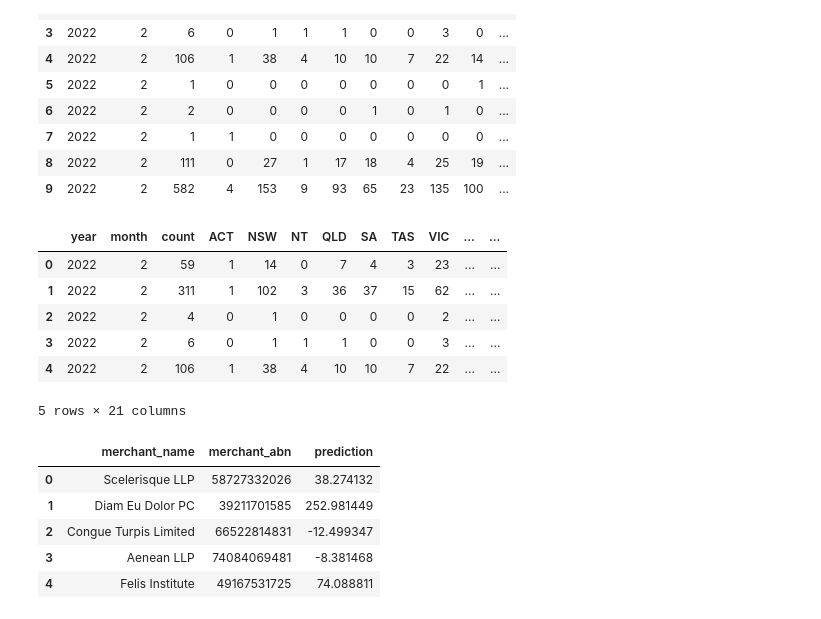
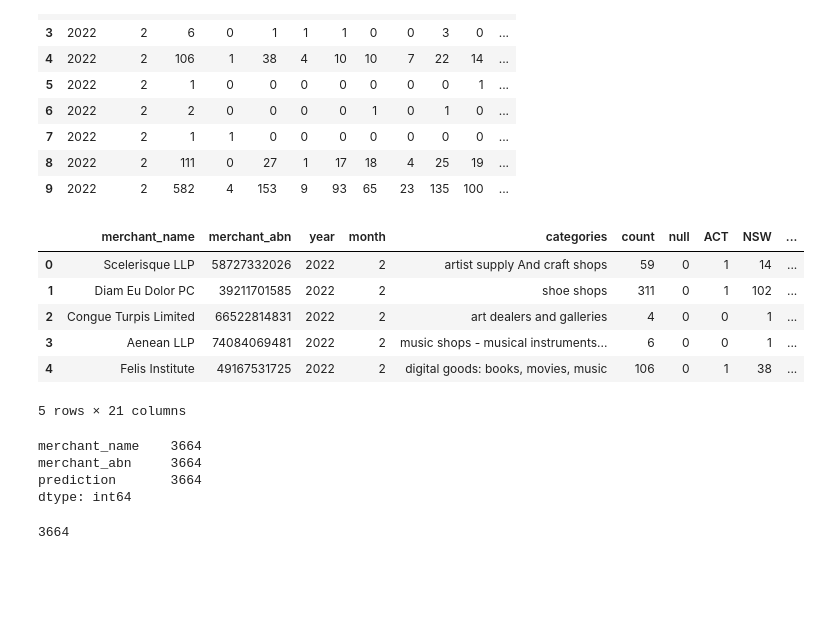
Before and after one commit to MAST30034-Applied-Data-Science/generic-buy-now-pay-later-project-group-10-bnpl, a Jupyter notebook: notebooks/Number_customers_model.ipynb, the cells around one changed output. Saved outputs shown, nothing was run; the diff lists cells and outputs as text; code cells hidden in the pictures; blank space fills up the shorter version.

```diff
--- a/models/Number_customers_model.ipynb
+++ b/notebooks/Number_customers_model.ipynb
@@ -506,28 +506,29 @@ x.head(10)
 | 8 | 2022 | 2 | 111 | 0 | 27 | 1 | 17 | 18 | 4 | 25 | 19 | ... |
 | 9 | 2022 | 2 | 582 | 4 | 153 | 9 | 93 | 65 | 23 | 135 | 100 | ... |
 # %%
-predictions_df = pd.merge(x, predicting_data_pd, how='left',
+predictions_df = pd.merge(x, predicting_data_pd, how='inner',
                                           left_on=['year', 'month', 'count', 'ACT', 'NSW', 'NT', 'QLD', 'SA',
                                                    'TAS', 'VIC', 'WA', 'Female', 'Male', 'Undisclosed'],
                                           right_on = ['year', 'month', 'count', 'ACT', 'NSW', 'NT', 'QLD', 'SA',
                                                    'TAS', 'VIC', 'WA', 'Female', 'Male', 'Undisclosed'])
 
 predictions_df.head()
+
+predicting_data_pd['prediction'] = y_prediction
+predicting_data_pd.head()
 # %% [output]
-|  | year | month | count | ACT | NSW | NT | QLD | SA | TAS | VIC | ... | ... |
-| 0 | 2022 | 2 | 59 | 1 | 14 | 0 | 7 | 4 | 3 | 23 | ... | ... |
-| 1 | 2022 | 2 | 311 | 1 | 102 | 3 | 36 | 37 | 15 | 62 | ... | ... |
-| 2 | 2022 | 2 | 4 | 0 | 1 | 0 | 0 | 0 | 0 | 2 | ... | ... |
-| 3 | 2022 | 2 | 6 | 0 | 1 | 1 | 1 | 0 | 0 | 3 | ... | ... |
-| 4 | 2022 | 2 | 106 | 1 | 38 | 4 | 10 | 10 | 7 | 22 | ... | ... |
+|  | merchant_name | merchant_abn | year | month | categories | count | null | ACT | NSW | ... |
+| 0 | Scelerisque LLP | 58727332026 | 2022 | 2 | artist supply And craft shops | 59 | 0 | 1 | 14 | ... |
+| 1 | Diam Eu Dolor PC | 39211701585 | 2022 | 2 | shoe shops | 311 | 0 | 1 | 102 | ... |
+| 2 | Congue Turpis Limited | 66522814831 | 2022 | 2 | art dealers and galleries | 4 | 0 | 0 | 1 | ... |
+| 3 | Aenean LLP | 74084069481 | 2022 | 2 | music shops - musical instruments... | 6 | 0 | 0 | 1 | ... |
+| 4 | Felis Institute | 49167531725 | 2022 | 2 | digital goods: books, movies, music | 106 | 0 | 1 | 38 | ... |
 5 rows × 21 columns
 # %%
-no_cust_ranking_feature = predictions_df[['merchant_name','merchant_abn','prediction']]
-no_cust_ranking_feature.head(5)
+no_cust_ranking_feature = predicting_data_pd[['merchant_name','merchant_abn','prediction']]
+no_cust_ranking_feature.count()
 # %% [output]
-|  | merchant_name | merchant_abn | prediction |
-| 0 | Scelerisque LLP | 58727332026 | 38.274132 |
-| 1 | Diam Eu Dolor PC | 39211701585 | 252.981449 |
-| 2 | Congue Turpis Limited | 66522814831 | -12.499347 |
-| 3 | Aenean LLP | 74084069481 | -8.381468 |
-| 4 | Felis Institute | 49167531725 | 74.088811 |
+merchant_name    3664
+merchant_abn     3664
+prediction       3664
+dtype: int64
@@ -533,0 +537,4 @@ no_cust_ranking_feature.head(5)
+# %%
+print(len(no_cust_ranking_feature['merchant_name']))
+# %% [output]
+3664
```
Also changed, not shown: parts of 12 cells of this notebook, 22 other files.
